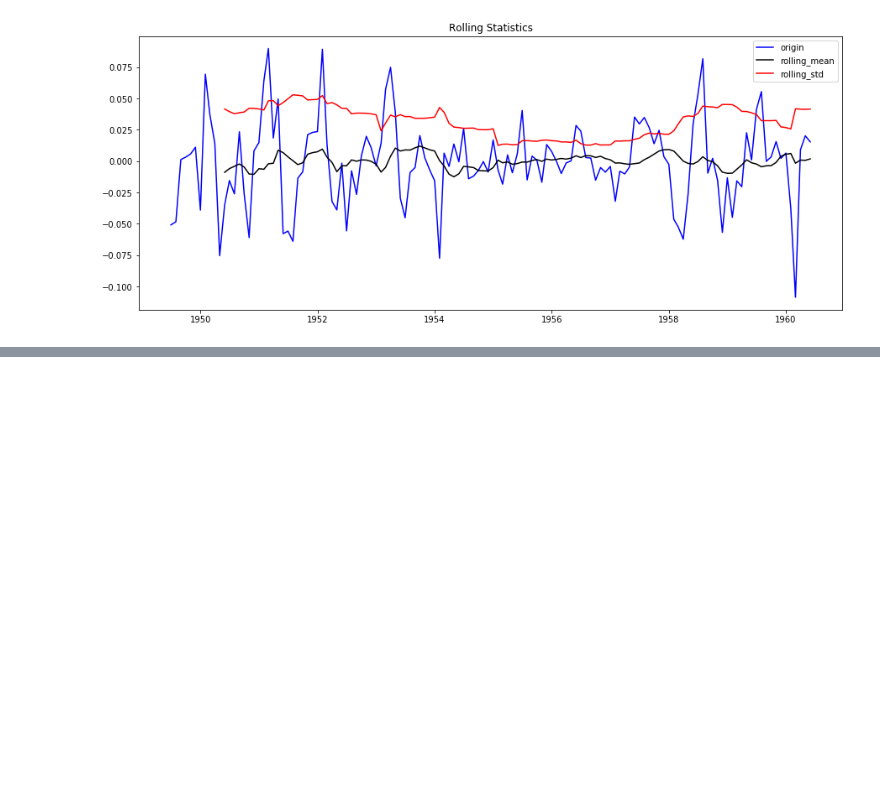
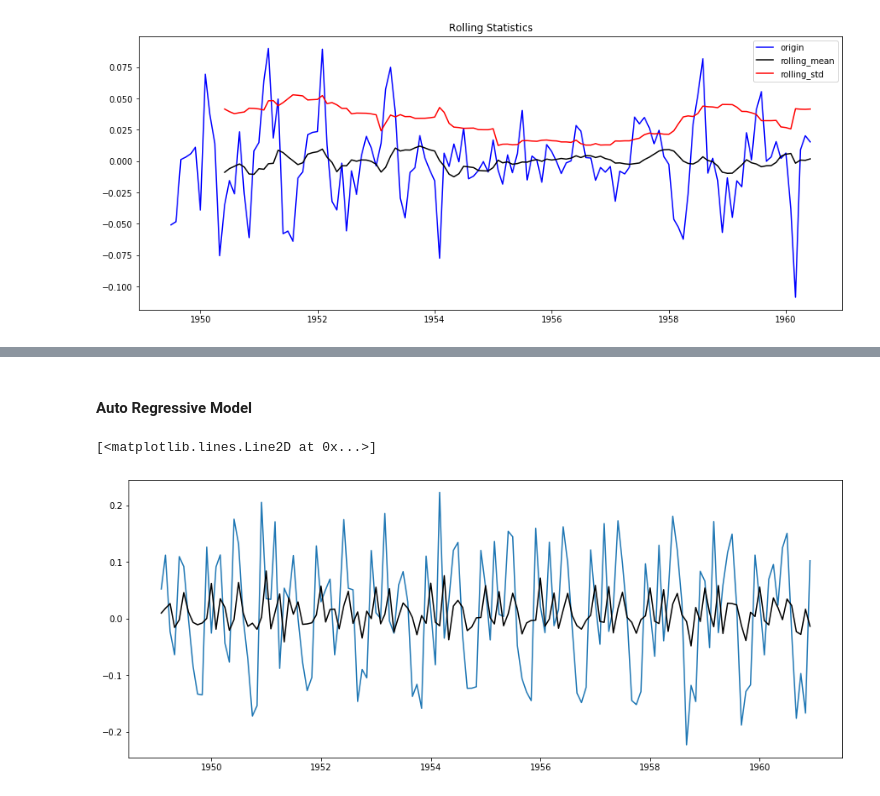
Before and after one commit to adisakshya/time-series-analysis, a Jupyter notebook: Time Series Analysis.ipynb, the cells around one changed output, grey strips where cells are left out. Cells and saved outputs as stored; diff of their text form; code cells hidden in the pictures; blank space fills up the shorter version.

Commit message:
renamed notebook & added forecasting using ARIMA

```diff
--- a/Time Series Regression.ipynb
+++ b/Time Series Analysis.ipynb
@@ -262,0 +302,11 @@ rolling_statistics_test(time_series_log_decompose)
+# %% [markdown]
+#### Auto Regressive Model
+# %%
+from statsmodels.tsa.arima_model import ARIMA
+model = ARIMA(time_series_log, order=(2, 1, 0))
+auto_reg_res = model.fit(disp=-1)
+plt.plot(time_series_log_diff)
+plt.plot(auto_reg_res.fittedvalues, color='black')
+# %% [output]
+[<matplotlib.lines.Line2D at 0x...>]
+[figure, added]
```
Also changed, not shown: parts of 22 cells of this notebook.
